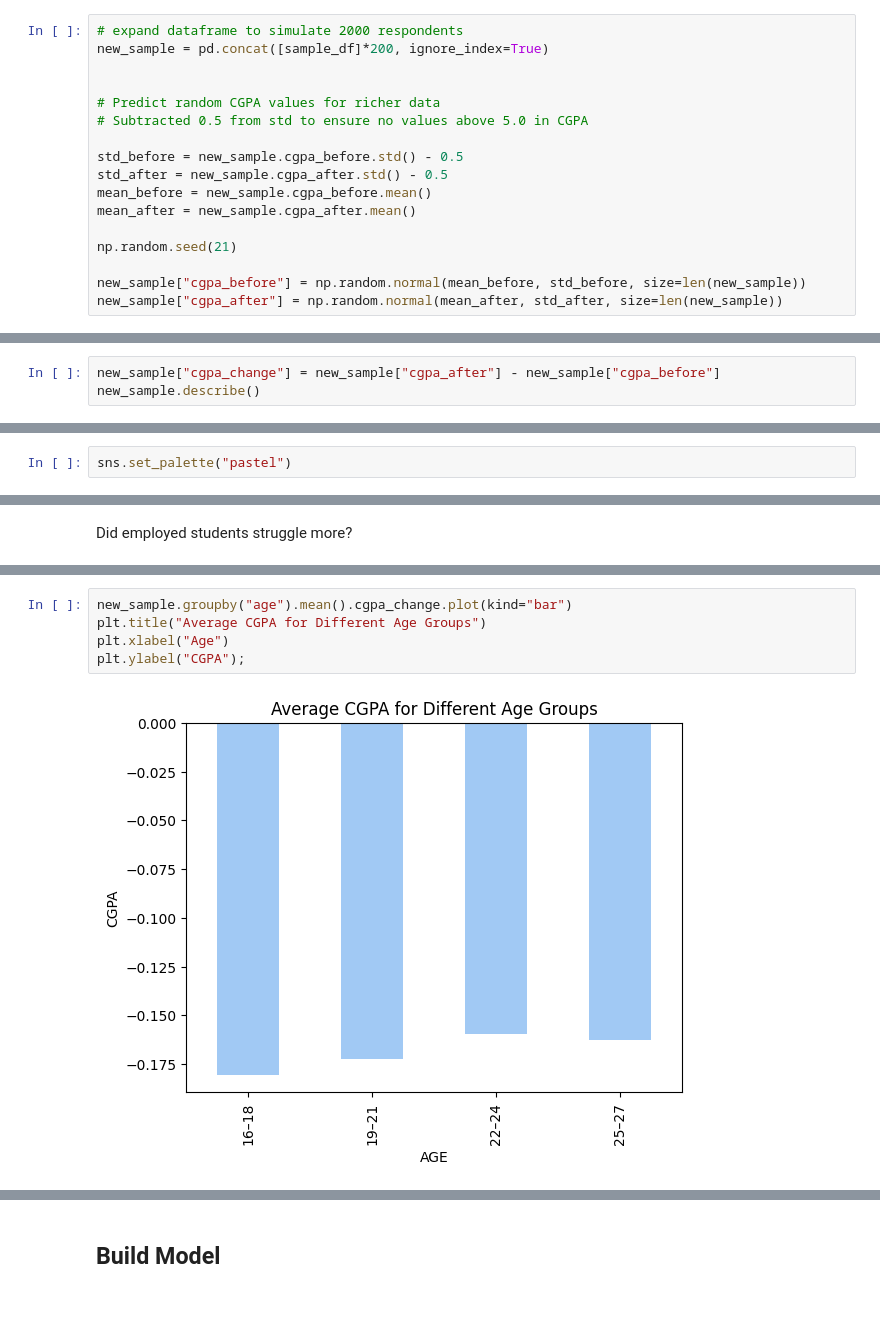
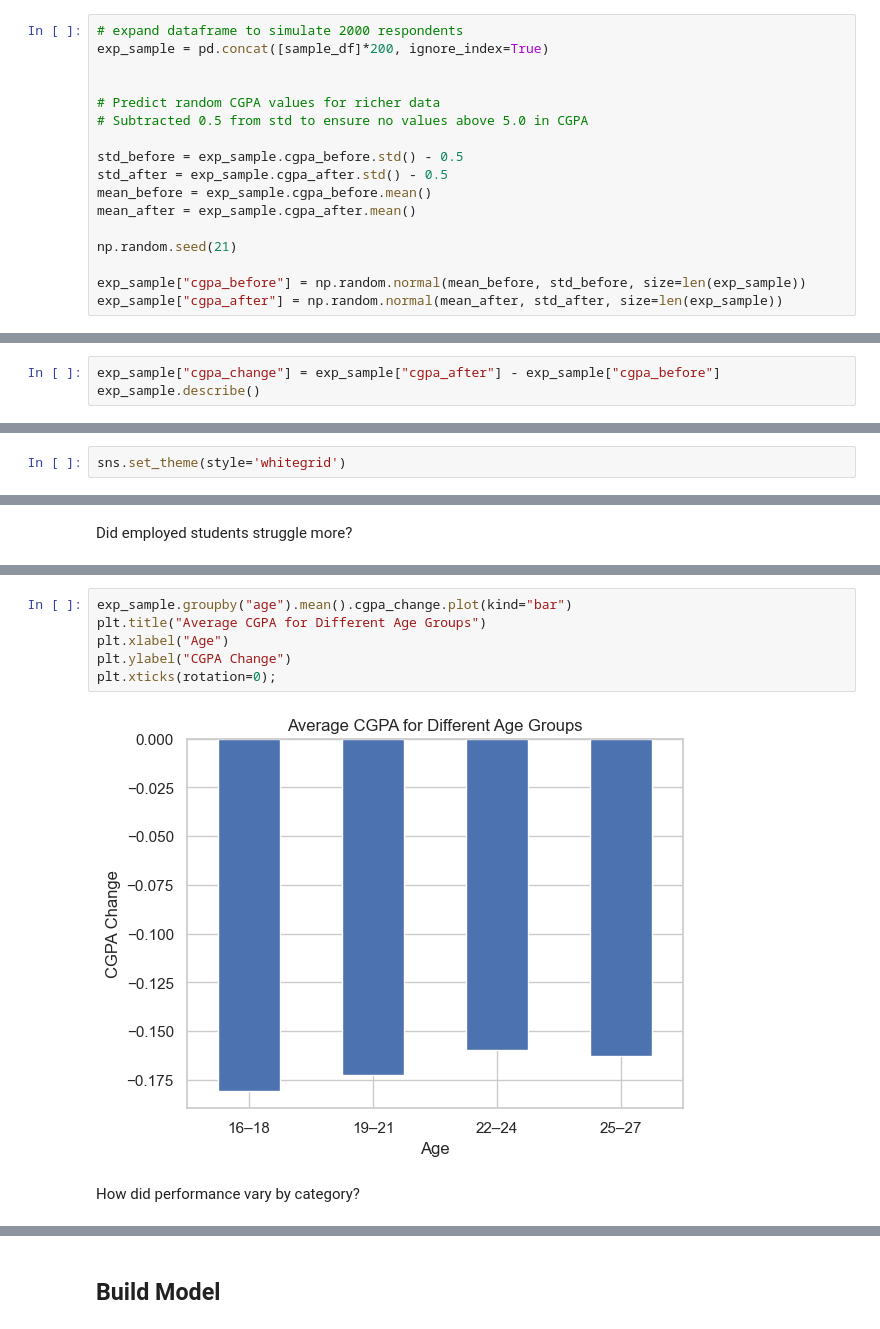
Before and after one commit to socratesjnr/asuu-strike-project, a Jupyter notebook: mock analysis/test.ipynb, the cells around one changed output, grey strips where cells are left out. Cells and saved outputs as stored; diff of their text form.

```diff
--- a/mock analysis/test.ipynb
+++ b/mock analysis/test.ipynb
@@ -133,26 +137,26 @@ sample_df.describe()
 Expand Dataframe to Simulate Target Reach **[Test Only]**
 # %%
 # expand dataframe to simulate 2000 respondents
-new_sample = pd.concat([sample_df]*200, ignore_index=True)
+exp_sample = pd.concat([sample_df]*200, ignore_index=True)
 
 
 # Predict random CGPA values for richer data
 # Subtracted 0.5 from std to ensure no values above 5.0 in CGPA
 
-std_before = new_sample.cgpa_before.std() - 0.5
-std_after = new_sample.cgpa_after.std() - 0.5
-mean_before = new_sample.cgpa_before.mean()
-mean_after = new_sample.cgpa_after.mean()
+std_before = exp_sample.cgpa_before.std() - 0.5
+std_after = exp_sample.cgpa_after.std() - 0.5
+mean_before = exp_sample.cgpa_before.mean()
+mean_after = exp_sample.cgpa_after.mean()
 
 np.random.seed(21)
 
-new_sample["cgpa_before"] = np.random.normal(mean_before, std_before, size=len(new_sample))
-new_sample["cgpa_after"] = np.random.normal(mean_after, std_after, size=len(new_sample))
+exp_sample["cgpa_before"] = np.random.normal(mean_before, std_before, size=len(exp_sample))
+exp_sample["cgpa_after"] = np.random.normal(mean_after, std_after, size=len(exp_sample))
 # %% [markdown]
 Compute target variable
 # %%
-new_sample["cgpa_change"] = new_sample["cgpa_after"] - new_sample["cgpa_before"]
-new_sample.describe()
+exp_sample["cgpa_change"] = exp_sample["cgpa_after"] - exp_sample["cgpa_before"]
+exp_sample.describe()
 # %% [output]
 |  | cgpa_before | cgpa_after | cgpa_change |
 | count | 2200.000000 | 2200.000000 | 2200.000000 |
@@ -165,8 +169,8 @@ new_sample.describe()
 | max | 4.120521 | 4.772331 | 0.785492 |
 # %% [markdown]
 ## Exploratory Data Analysis
-# %%
-sns.set_palette("pastel")
+# %%
+sns.set_theme(style='whitegrid')
 # %% [markdown]
 How vdjjbjdnjdknkdnkdmdl
 # %%
@@ -209,7 +225,10 @@ new_sample.groupby("employment").mean().cgpa_change.plot(kind="bar");
 # %%
-new_sample.groupby("age").mean().cgpa_change.plot(kind="bar")
+exp_sample.groupby("age").mean().cgpa_change.plot(kind="bar")
 plt.title("Average CGPA for Different Age Groups")
 plt.xlabel("Age")
-plt.ylabel("CGPA");
+plt.ylabel("CGPA Change")
+plt.xticks(rotation=0);
 # %% [output]
-[figure, old version]
+[figure, new version]
+# %% [markdown]
+How did performance vary by category?
```
Also changed, not shown: parts of 30 cells of this notebook.
